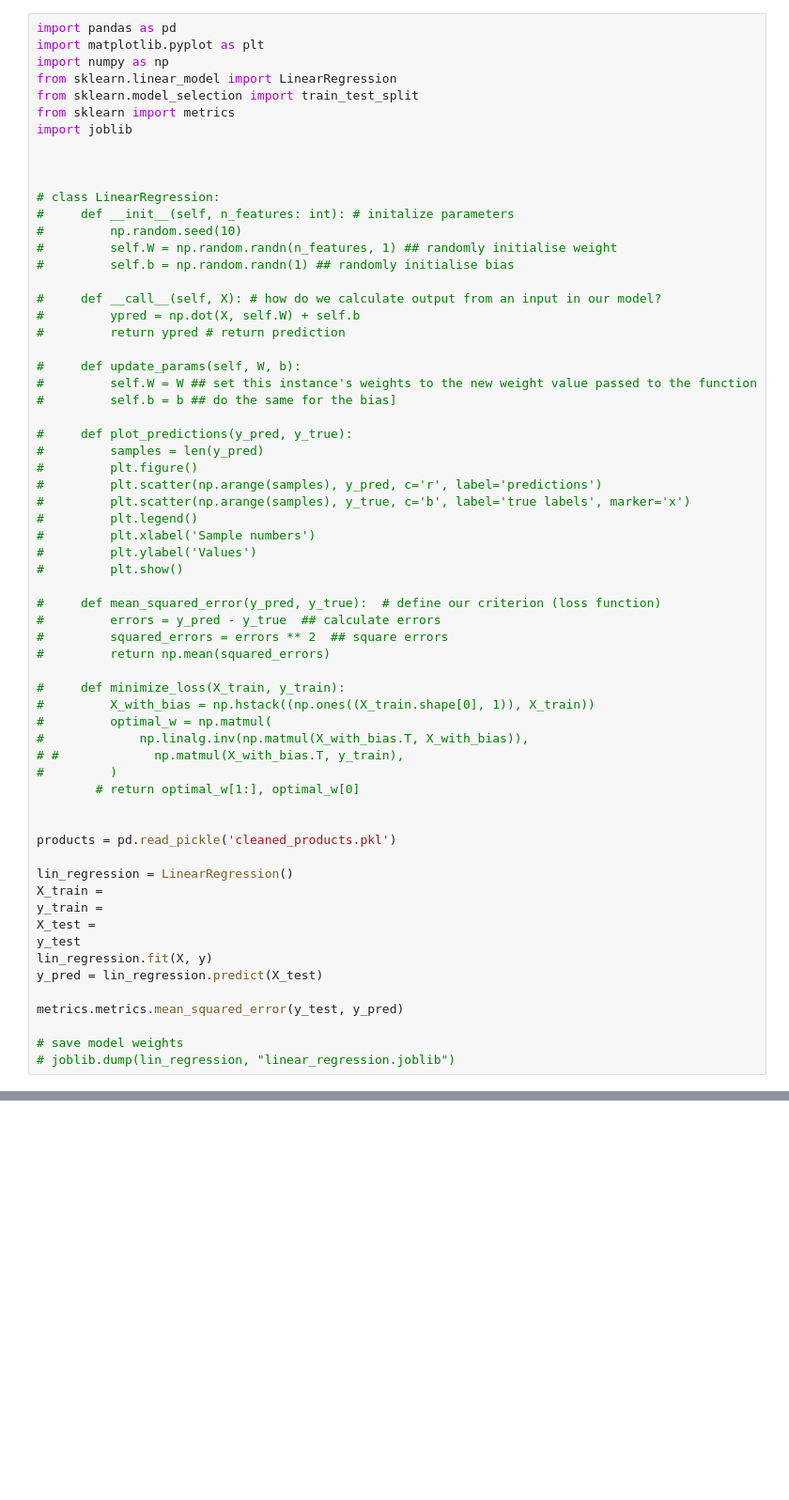
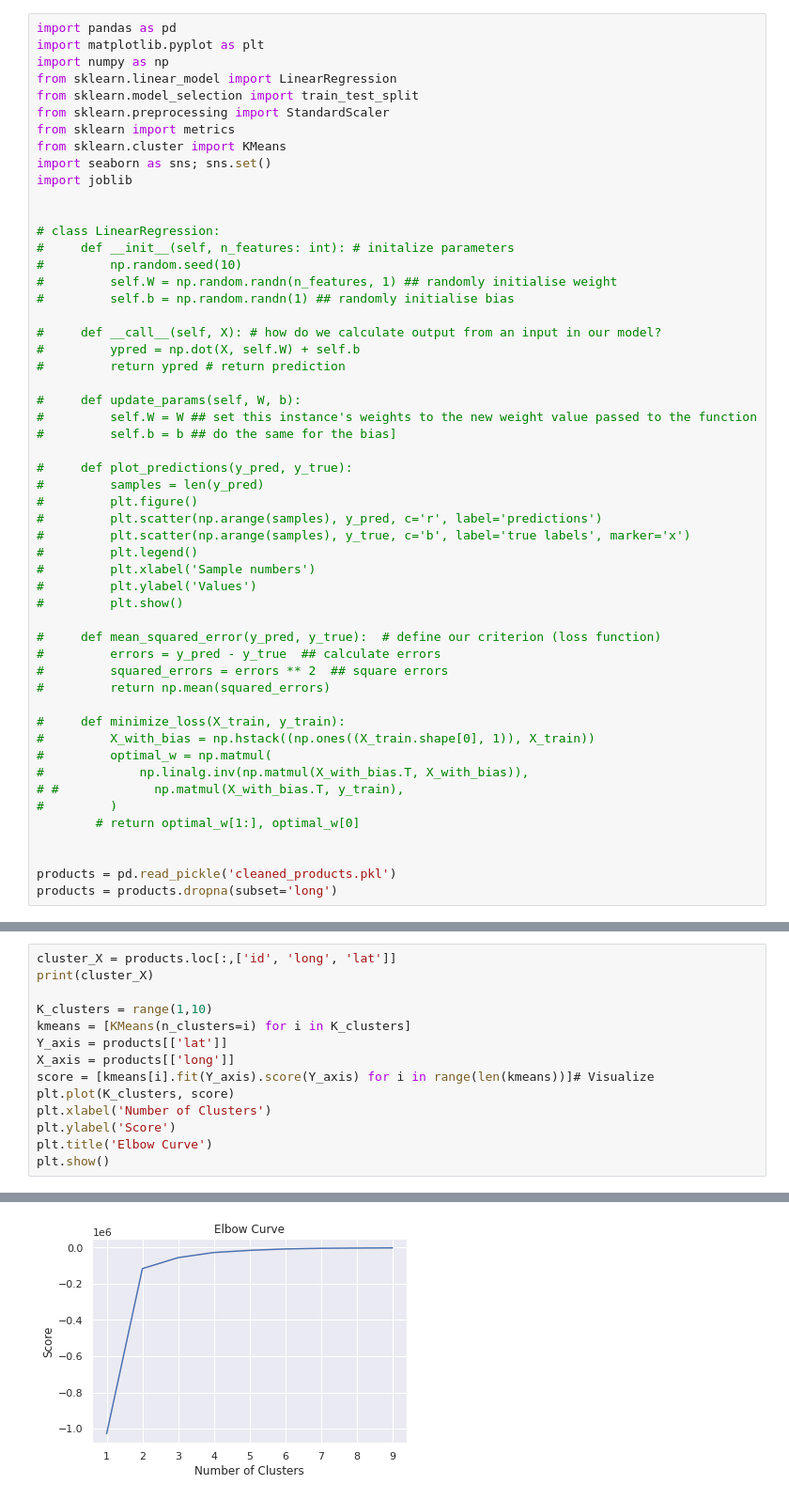
Before and after one commit to AdamWatson91/fb_marketplace, a Jupyter notebook: simple_models.ipynb, the cells around one changed output, grey strips where cells are left out. Shown: that part at 94% size. Drawn from its saved outputs; the diff is of its cells as text; blank space fills up the shorter version.

Commit message:
Add initial regression modelling steps and location clustering

```diff
--- a/simple_models.ipynb
+++ b/simple_models.ipynb
@@ -4,9 +4,11 @@ import matplotlib.pyplot as plt
 import numpy as np
 from sklearn.linear_model import LinearRegression
 from sklearn.model_selection import train_test_split
+from sklearn.preprocessing import StandardScaler
 from sklearn import metrics
+from sklearn.cluster import KMeans
+import seaborn as sns; sns.set()
 import joblib
-
 
 
 # class LinearRegression:
@@ -48,16 +50,4 @@ import joblib
 
 
 products = pd.read_pickle('cleaned_products.pkl')
-
-lin_regression = LinearRegression()
-X_train =
-y_train =
-X_test =
-y_test
-lin_regression.fit(X, y)
-y_pred = lin_regression.predict(X_test)
-
-metrics.metrics.mean_squared_error(y_test, y_pred)
-
-# save model weights
-# joblib.dump(lin_regression, "linear_regression.joblib")
+products = products.dropna(subset='long')
@@ -70,0 +54,15 @@ metrics.metrics.mean_squared_error(y_test, y_pred)
+# %%
+cluster_X = products.loc[:,['id', 'long', 'lat']]
+print(cluster_X)
+
+K_clusters = range(1,10)
+kmeans = [KMeans(n_clusters=i) for i in K_clusters]
+Y_axis = products[['lat']]
+X_axis = products[['long']]
+score = [kmeans[i].fit(Y_axis).score(Y_axis) for i in range(len(kmeans))]# Visualize
+plt.plot(K_clusters, score)
+plt.xlabel('Number of Clusters')
+plt.ylabel('Score')
+plt.title('Elbow Curve')
+plt.show()
+# %% [output]
@@ -70,0 +83 @@ metrics.metrics.mean_squared_error(y_test, y_pred)
+[figure, added]
```
Also changed, not shown: parts of 7 cells of this notebook.
